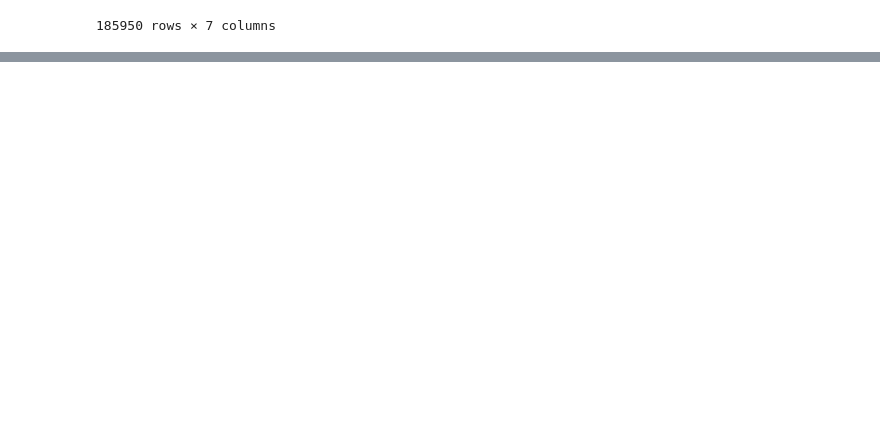
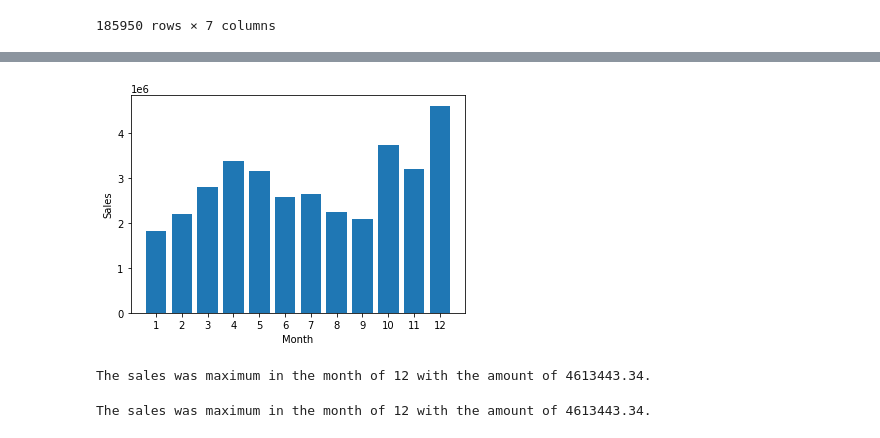
Before and after one commit to pratyaysaha/machine-learning-study, a Jupyter notebook: sales_analysis.ipynb, the cells around one changed output, grey strips where cells are left out. Drawn from its saved outputs; the diff is of its cells as text; code cells hidden in the pictures; blank space fills up the shorter version.

```diff
--- a/sales_analysis.ipynb
+++ b/sales_analysis.ipynb
@@ -165,0 +179,3 @@ array([ 4,  5,  8,  9, 12,  1,  2,  3,  7,  6, 11, 10], dtype=int64)
+# %%
+each_month_sales = sales_data.groupby(['Month']).sum()
+each_month_sales
@@ -165,0 +197,23 @@ array([ 4,  5,  8,  9, 12,  1,  2,  3,  7,  6, 11, 10], dtype=int64)
+# %%
+# Data Visualizer
+
+plt.bar(each_month_sales.index , each_month_sales['Sales'])
+plt.xticks(each_month_sales.index)
+plt.xlabel('Month')
+plt.ylabel('Sales')
+
+plt.show()
+# %% [output]
+[figure, added]
+# %%
+sales_max= each_month_sales['Sales'].max()
+sales_month_max = each_month_sales.index[each_month_sales['Sales']== each_month_sales['Sales'].max()][0]
+print( f"The sales was maximum in the month of {sales_month_max} with the amount of {sales_max}.")
+# %% [output]
+The sales was maximum in the month of 12 with the amount of 4613443.34.
+# %%
+sales_max= each_month_sales['Sales'].max()
+sales_month_max = each_month_sales['Sales'].idxmax()
+print( f"The sales was maximum in the month of {sales_month_max} with the amount of {sales_max}.")
+# %% [output]
+The sales was maximum in the month of 12 with the amount of 4613443.34.
```
Also changed, not shown: parts of 11 cells of this notebook.
